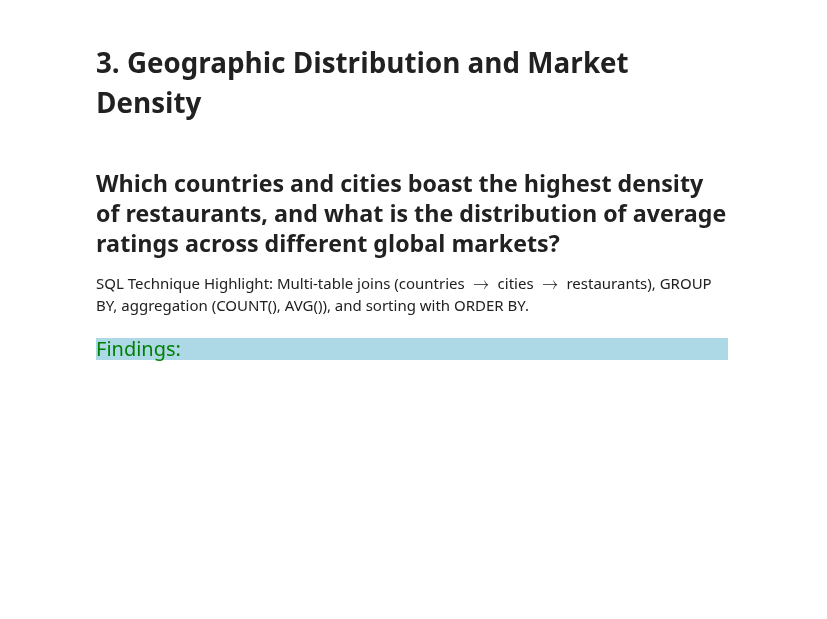
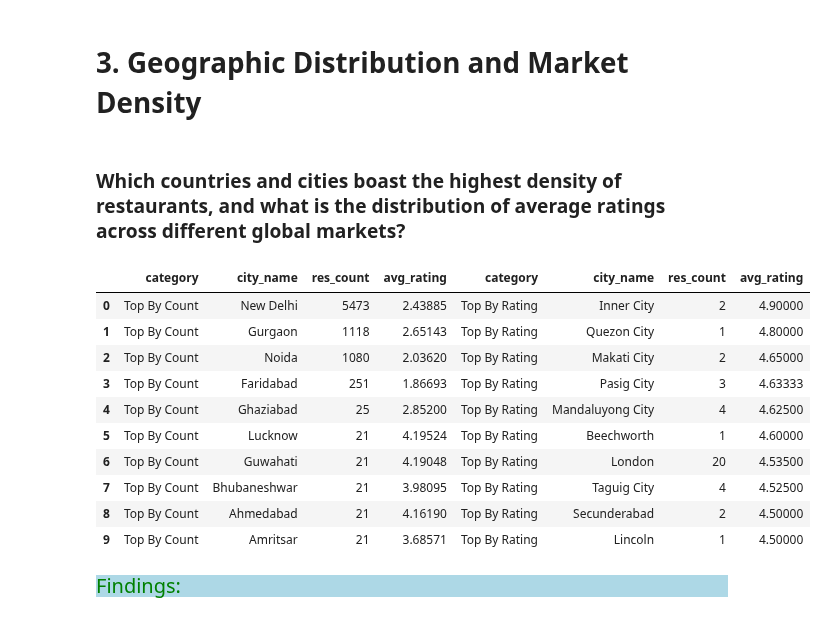
Before and after one commit to Kartika-Nidhi/Restaurant_Analysis_SQL, a Jupyter notebook: Restaurant_Analysis_SQl.ipynb, the cells around one changed output. Drawn from its saved outputs; the diff is of its cells as text; code cells hidden in the pictures; blank space fills up the shorter version.

Commit message:
market analysis 1/2 completed

```diff
--- a/Restaurant_Analysis_SQl.ipynb
+++ b/Restaurant_Analysis_SQl.ipynb
@@ -424,8 +441,64 @@ Truncated to displaylimit of 10.
 # %% [markdown]
 # 3. Geographic Distribution and Market Density
 # %% [markdown]
-## Which countries and cities boast the highest density of restaurants, and what is the distribution of average ratings across different global markets?
-SQL Technique Highlight: Multi-table joins (countries $\rightarrow$ cities $\rightarrow$ restaurants), GROUP BY, aggregation (COUNT(), AVG()), and sorting with ORDER BY.
+### Which countries and cities boast the highest density of restaurants, and what is the distribution of average ratings across different global markets?
+# %%
+query = """
+WITH city_stats AS (
+SELECT city_name, COUNT(res.city_id) AS res_count, AVG(aggregate_rating) AS avg_rating
+FROM cities AS ci
+LEFT JOIN restaurants AS res
+    ON ci.city_id = res.city_id
+LEFT JOIN restaurant_metrics AS res_met
+    ON res.restaurant_id = res_met.restaurant_id
+GROUP BY city_name
+ORDER BY res_count DESC
+),
+top_by_count AS (
+    SELECT
+        'Top By Count' AS category,
+        city_name,
+        res_count,
+        avg_rating
+    FROM city_stats
+    ORDER BY res_count DESC
+    LIMIT 10
+
+),
+top_by_rating AS (
+    SELECT
+        'Top By Rating' AS category,
+        city_name,
+        res_count,
+        avg_rating
+    FROM city_stats
+    ORDER BY avg_rating DESC
+    LIMIT 10
+)
+
+
+SELECT * FROM top_by_count
+UNION ALL
+SELECT * FROM top_by_rating;
+"""
+
+top_city = pd.read_sql(query, engine)
+df_count = top_city[top_city["category"] == "Top By Count"].copy()
+df_rating = top_city[top_city["category"] == "Top By Rating"].copy()
+df = pd.concat([df_count.reset_index(drop = True), df_rating.reset_index(drop = True)], axis = 1)
+df
+# %% [output]
+|  | category | city_name | res_count | avg_rating | category | city_name | res_count | avg_rating |
+| 0 | Top By Count | New Delhi | 5473 | 2.43885 | Top By Rating | Inner City | 2 | 4.90000 |
+| 1 | Top By Count | Gurgaon | 1118 | 2.65143 | Top By Rating | Quezon City | 1 | 4.80000 |
+| 2 | Top By Count | Noida | 1080 | 2.03620 | Top By Rating | Makati City | 2 | 4.65000 |
+| 3 | Top By Count | Faridabad | 251 | 1.86693 | Top By Rating | Pasig City | 3 | 4.63333 |
+| 4 | Top By Count | Ghaziabad | 25 | 2.85200 | Top By Rating | Mandaluyong City | 4 | 4.62500 |
+| 5 | Top By Count | Lucknow | 21 | 4.19524 | Top By Rating | Beechworth | 1 | 4.60000 |
+| 6 | Top By Count | Guwahati | 21 | 4.19048 | Top By Rating | London | 20 | 4.53500 |
+| 7 | Top By Count | Bhubaneshwar | 21 | 3.98095 | Top By Rating | Taguig City | 4 | 4.52500 |
+| 8 | Top By Count | Ahmedabad | 21 | 4.16190 | Top By Rating | Secunderabad | 2 | 4.50000 |
+| 9 | Top By Count | Amritsar | 21 | 3.68571 | Top By Rating | Lincoln | 1 | 4.50000 |
 # %% [markdown]
 <div style = "background-color:lightblue; color:green; font-size:20px; text-align:justify">
 Findings:
```
Also changed, not shown: parts of 7 cells of this notebook.
